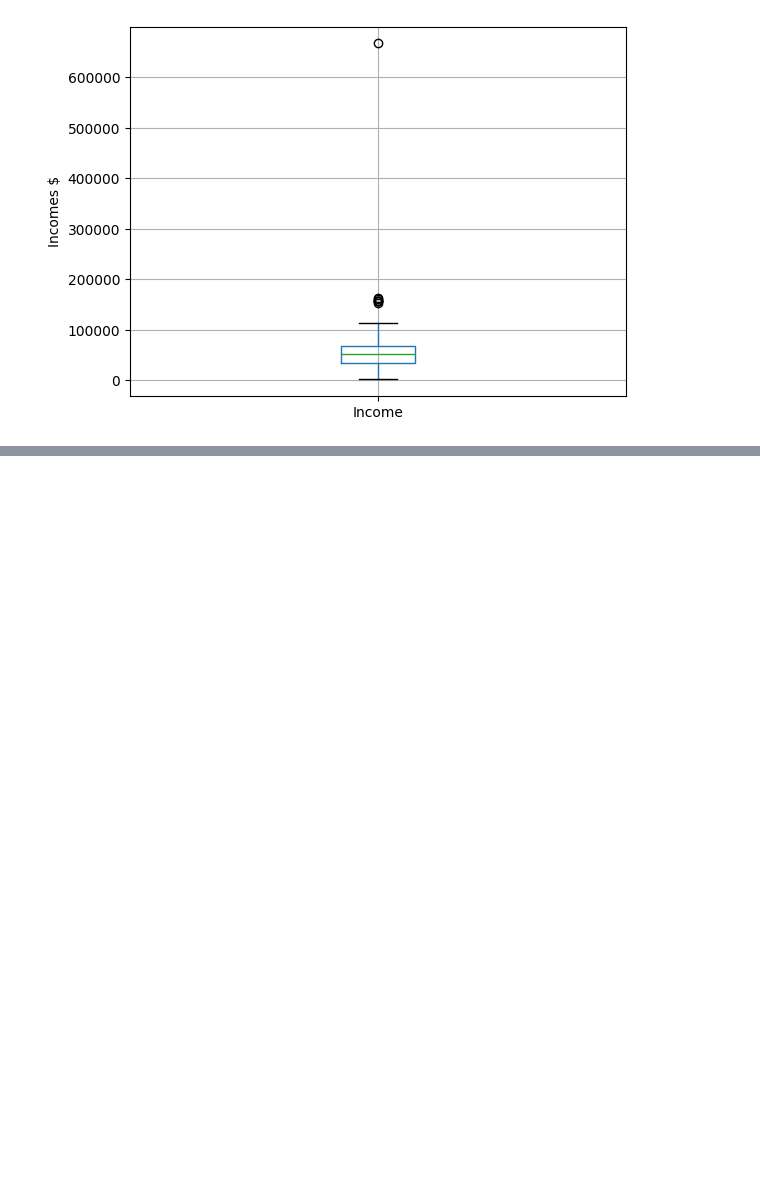
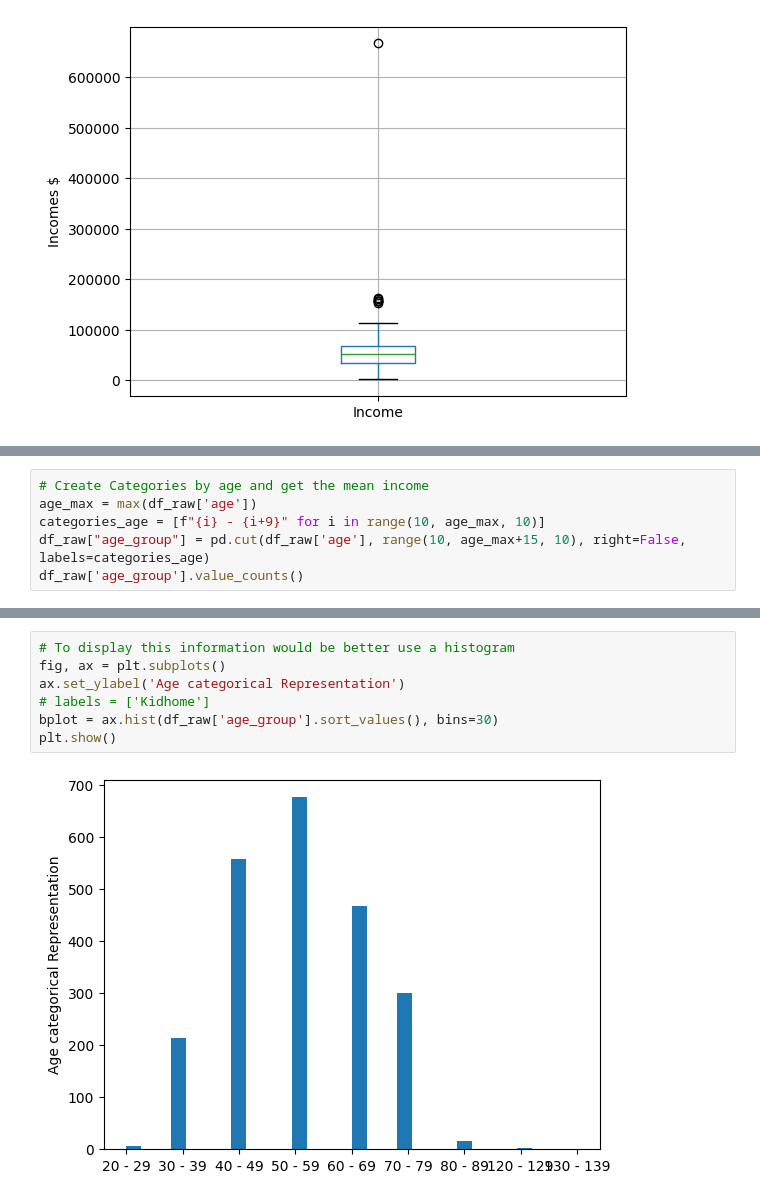
Before and after one commit to Hardila-data/marketingCampain, a Jupyter notebook: notebooks/a_data_exploration.ipynb, the cells around one changed output, grey strips where cells are left out. Cells and saved outputs as stored; diff of their text form; blank space fills up the shorter version.

```diff
--- a/notebooks/a_data_exploration.ipynb
+++ b/notebooks/a_data_exploration.ipynb
@@ -199,0 +324,6 @@ Name: count, dtype: int64
+# %%
+# Create Categories by age and get the mean income
+age_max = max(df_raw['age'])
+categories_age = [f"{i} - {i+9}" for i in range(10, age_max, 10)]
+df_raw["age_group"] = pd.cut(df_raw['age'], range(10, age_max+15, 10), right=False, labels=categories_age)
+df_raw['age_group'].value_counts()
@@ -199,0 +346,9 @@ Name: count, dtype: int64
+# %%
+# To display this information would be better use a histogram
+fig, ax = plt.subplots()
+ax.set_ylabel('Age categorical Representation')
+# labels = ['Kidhome']
+bplot = ax.hist(df_raw['age_group'].sort_values(), bins=30)
+plt.show()
+# %% [output]
+[figure, added]
```
Also changed, not shown: parts of 29 cells of this notebook.
